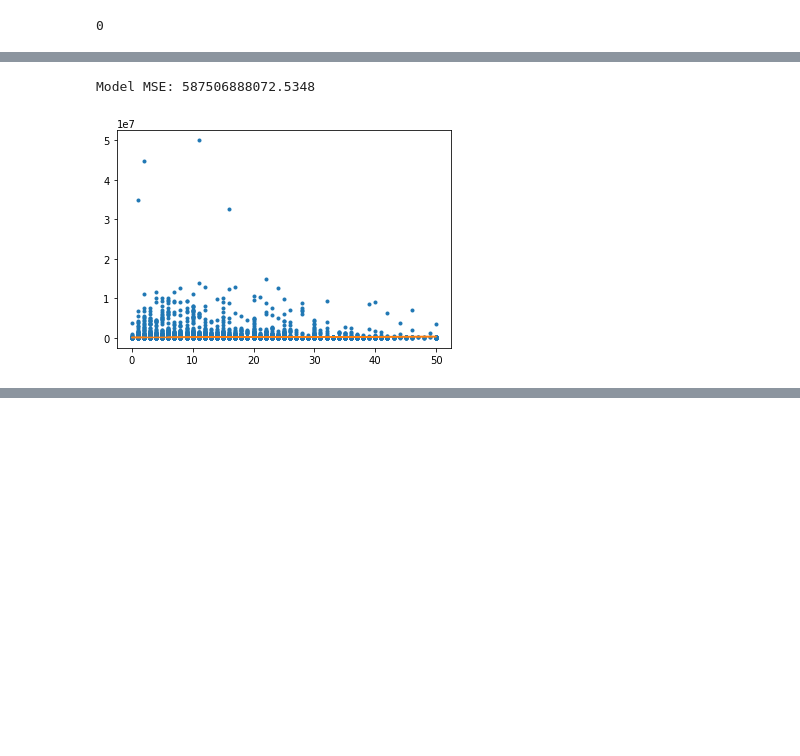
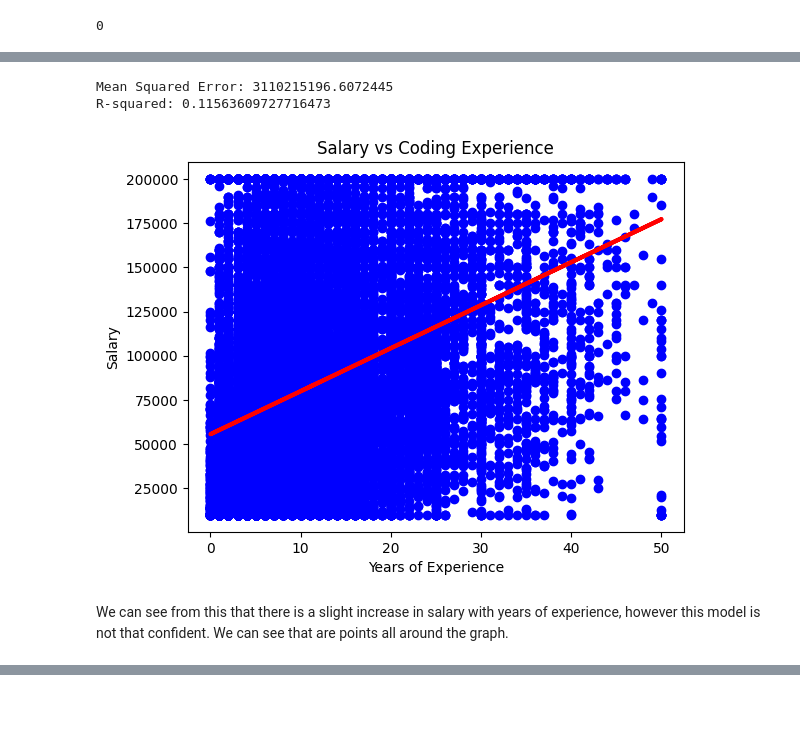
Before and after one commit to Jensen-T/StackOverflow-2022-Survey-Analysis, a Jupyter notebook: Data Analysis.ipynb, the cells around one changed output, grey strips where cells are left out. Drawn from its saved outputs; the diff is of its cells as text; code cells hidden in the pictures; blank space fills up the shorter version.

```diff
--- a/Data Analysis.ipynb
+++ b/Data Analysis.ipynb
@@ -92,8 +99,0 @@ y_pred = lr1.predict(cleaned_df[X])
-# %%
-mse1 = np.mean((y_pred - cleaned_df[Y])**2)
-print("Model MSE: {}".format(mse1[0]))
-plt.plot(cleaned_df['WorkExp'], cleaned_df['ConvertedCompYearly'], '.', cleaned_df['WorkExp'], y_pred, '-')
-plt.show()
-# %% [output]
-Model MSE: 587506888072.5348
-[figure, removed]
@@ -105,3 +106,21 @@ X_train, X_test, y_train, y_test = train_test_split(cleaned_df[X], cleaned_df[Y]
+# %%
+mse = mean_squared_error(y_test, y_pred)
+r2 = r2_score(y_test, y_pred)
+print(f'Mean Squared Error: {mse}')
+print(f'R-squared: {r2}')
+
+plt.scatter(X, Y, color='blue')
+plt.plot(X_test, y_pred, color='red', linewidth=3)
+plt.xlabel('Years of Experience')
+plt.ylabel('Salary')
+plt.title('Salary vs Coding Experience')
+plt.show()
+# %% [output]
+Mean Squared Error: 3110215196.6072445
+R-squared: 0.11563609727716473
+[figure, added]
+# %% [markdown]
+We can see from this that there is a slight increase in salary with years of experience, however this model is not that confident. We can see that are points all around the graph.
 # %%
 polynomials = (2, 3, 4, 5, 6, 7, 8, 9, 10)
 
```
Also changed, not shown: parts of 31 cells of this notebook.
